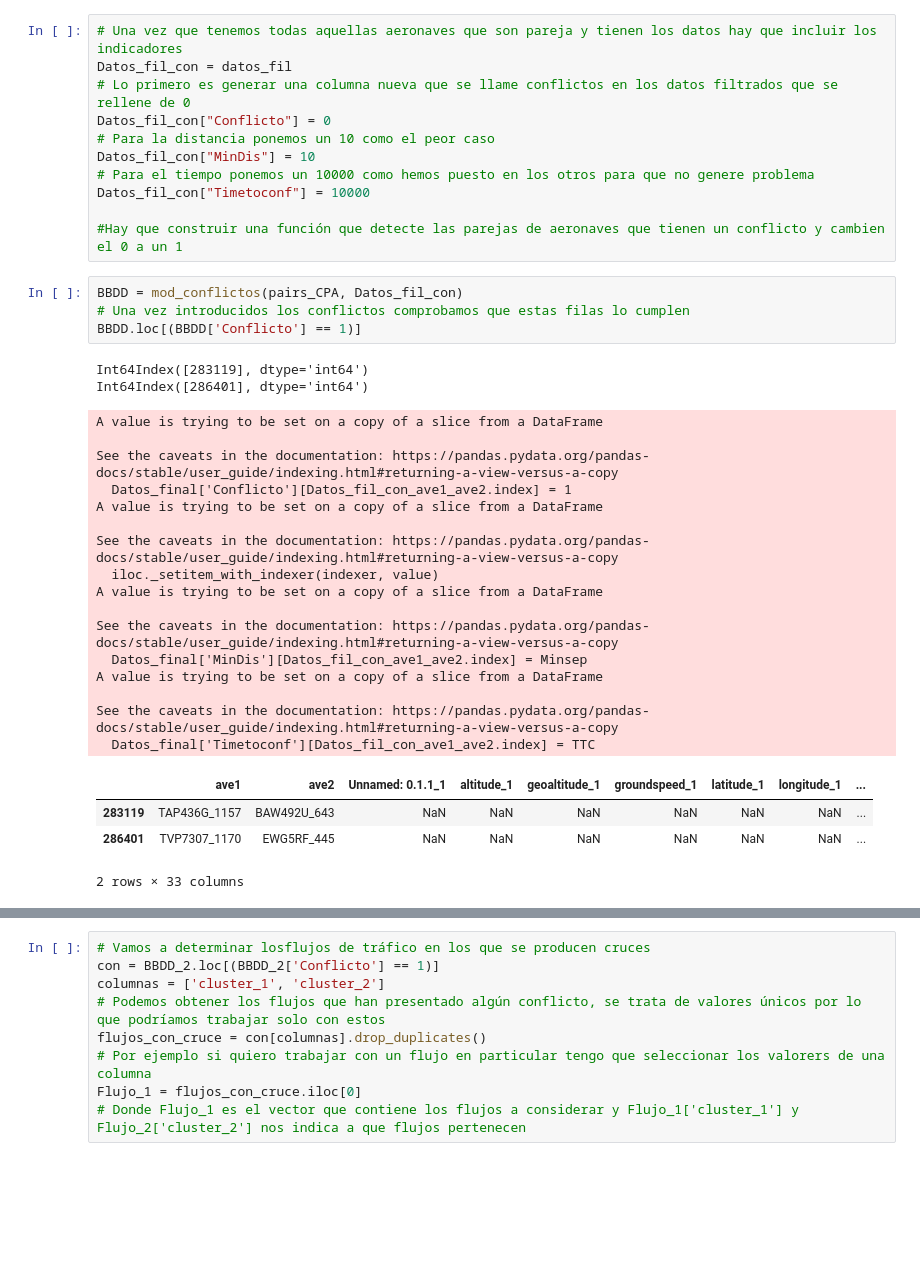
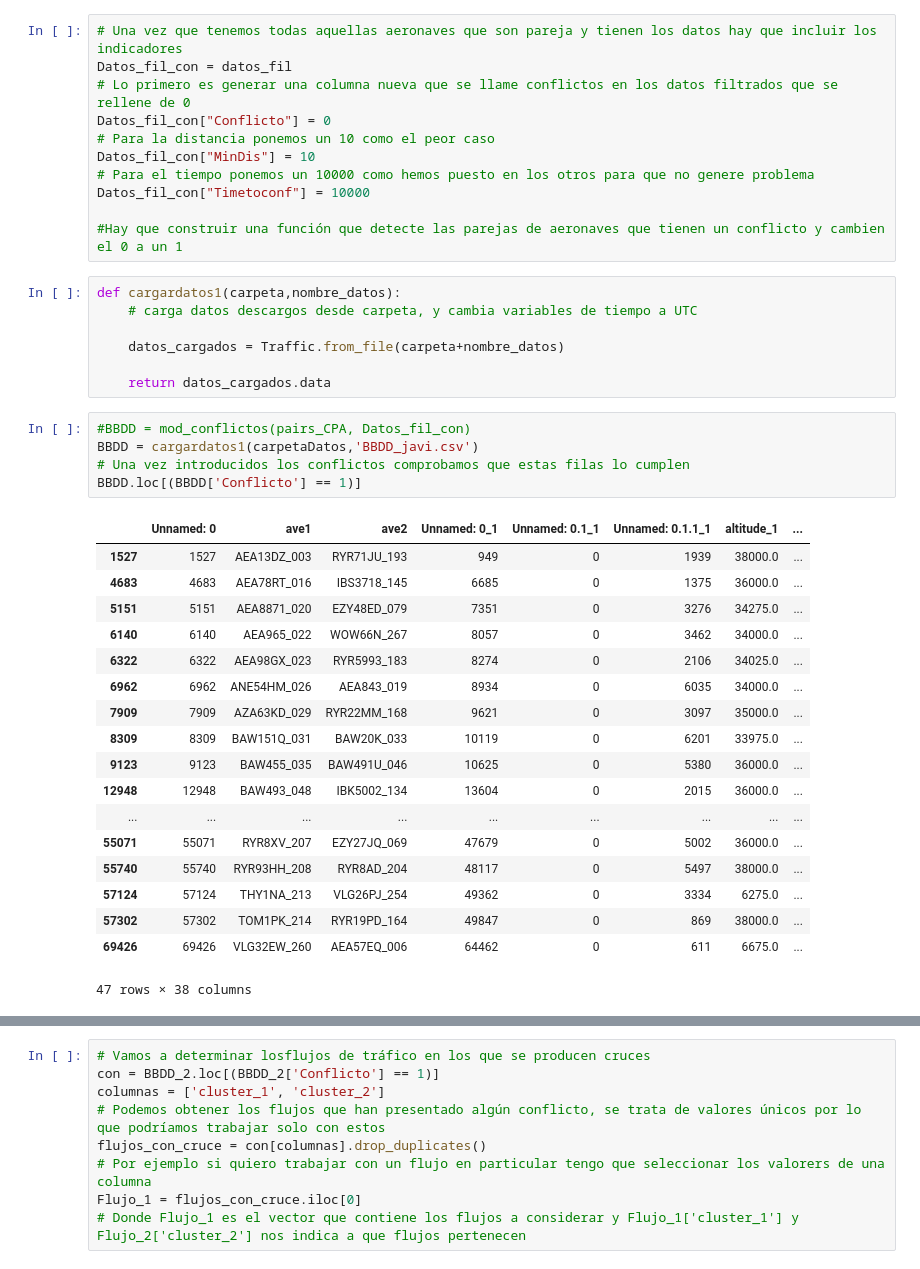
Before and after one commit to jaimebw/tfg, a Jupyter notebook: libros/generacion_conflictos.ipynb, the cells around one changed output, grey strips where cells are left out. Saved outputs shown, nothing was run; the diff lists cells and outputs as text; blank space fills up the shorter version.

```diff
--- a/libros/generacion_conflictos.ipynb
+++ b/libros/generacion_conflictos.ipynb
@@ -247,30 +159,34 @@ Datos_fil_con["MinDis"] = 10
 Datos_fil_con["Timetoconf"] = 10000
 
 #Hay que construir una función que detecte las parejas de aeronaves que tienen un conflicto y cambien el 0 a un 1
+# %%
+def cargardatos1(carpeta,nombre_datos):
+    # carga datos descargos desde carpeta, y cambia variables de tiempo a UTC
+
+    datos_cargados = Traffic.from_file(carpeta+nombre_datos)
+
+    return datos_cargados.data
 # %%
-BBDD = mod_conflictos(pairs_CPA, Datos_fil_con)
+#BBDD = mod_conflictos(pairs_CPA, Datos_fil_con)
+BBDD = cargardatos1(carpetaDatos,'BBDD_javi.csv')
 # Una vez introducidos los conflictos comprobamos que estas filas lo cumplen
 BBDD.loc[(BBDD['Conflicto'] == 1)]
 # %% [output]
+|  | Unnamed: 0 | ave1 | ave2 | Unnamed: 0_1 | Unnamed: 0.1_1 | Unnamed: 0.1.1_1 | altitude_1 | ... |
+| 1527 | 1527 | AEA13DZ_003 | RYR71JU_193 | 949 | 0 | 1939 | 38000.0 | ... |
+| 4683 | 4683 | AEA78RT_016 | IBS3718_145 | 6685 | 0 | 1375 | 36000.0 | ... |
+| 5151 | 5151 | AEA8871_020 | EZY48ED_079 | 7351 | 0 | 3276 | 34275.0 | ... |
+| 6140 | 6140 | AEA965_022 | WOW66N_267 | 8057 | 0 | 3462 | 34000.0 | ... |
+| 6322 | 6322 | AEA98GX_023 | RYR5993_183 | 8274 | 0 | 2106 | 34025.0 | ... |
+| 6962 | 6962 | ANE54HM_026 | AEA843_019 | 8934 | 0 | 6035 | 34000.0 | ... |
+| 7909 | 7909 | AZA63KD_029 | RYR22MM_168 | 9621 | 0 | 3097 | 35000.0 | ... |
+| 8309 | 8309 | BAW151Q_031 | BAW20K_033 | 10119 | 0 | 6201 | 33975.0 | ... |
+| 9123 | 9123 | BAW455_035 | BAW491U_046 | 10625 | 0 | 5380 | 36000.0 | ... |
+| 12948 | 12948 | BAW493_048 | IBK5002_134 | 13604 | 0 | 2015 | 36000.0 | ... |
+| ... | ... | ... | ... | ... | ... | ... | ... | ... |
+| 55071 | 55071 | RYR8XV_207 | EZY27JQ_069 | 47679 | 0 | 5002 | 36000.0 | ... |
+| 55740 | 55740 | RYR93HH_208 | RYR8AD_204 | 48117 | 0 | 5497 | 38000.0 | ... |
+| 57124 | 57124 | THY1NA_213 | VLG26PJ_254 | 49362 | 0 | 3334 | 6275.0 | ... |
+| 57302 | 57302 | TOM1PK_214 | RYR19PD_164 | 49847 | 0 | 869 | 38000.0 | ... |
+| 69426 | 69426 | VLG32EW_260 | AEA57EQ_006 | 64462 | 0 | 611 | 6675.0 | ... |
-Int64Index([283119], dtype='int64')
-Int64Index([286401], dtype='int64')
+47 rows × 38 columns
-A value is trying to be set on a copy of a slice from a DataFrame
-
-See the caveats in the documentation: https://pandas.pydata.org/pandas-docs/stable/user_guide/indexing.html#returning-a-view-versus-a-copy
-  Datos_final['Conflicto'][Datos_fil_con_ave1_ave2.index] = 1
-A value is trying to be set on a copy of a slice from a DataFrame
-
-See the caveats in the documentation: https://pandas.pydata.org/pandas-docs/stable/user_guide/indexing.html#returning-a-view-versus-a-copy
-  iloc._setitem_with_indexer(indexer, value)
-A value is trying to be set on a copy of a slice from a DataFrame
-
-See the caveats in the documentation: https://pandas.pydata.org/pandas-docs/stable/user_guide/indexing.html#returning-a-view-versus-a-copy
-  Datos_final['MinDis'][Datos_fil_con_ave1_ave2.index] = Minsep
-A value is trying to be set on a copy of a slice from a DataFrame
-
-See the caveats in the documentation: https://pandas.pydata.org/pandas-docs/stable/user_guide/indexing.html#returning-a-view-versus-a-copy
-  Datos_final['Timetoconf'][Datos_fil_con_ave1_ave2.index] = TTC
-|  | ave1 | ave2 | Unnamed: 0.1.1_1 | altitude_1 | geoaltitude_1 | groundspeed_1 | latitude_1 | longitude_1 | ... |
-| 283119 | TAP436G_1157 | BAW492U_643 | NaN | NaN | NaN | NaN | NaN | NaN | ... |
-| 286401 | TVP7307_1170 | EWG5RF_445 | NaN | NaN | NaN | NaN | NaN | NaN | ... |
-2 rows × 33 columns
```
Also changed, not shown: parts of 34 cells of this notebook.
